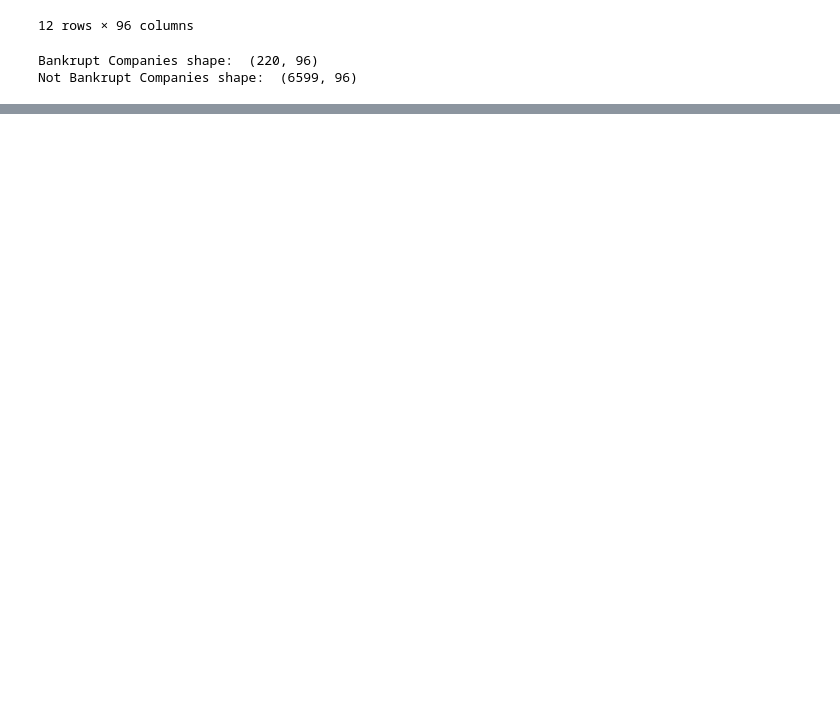
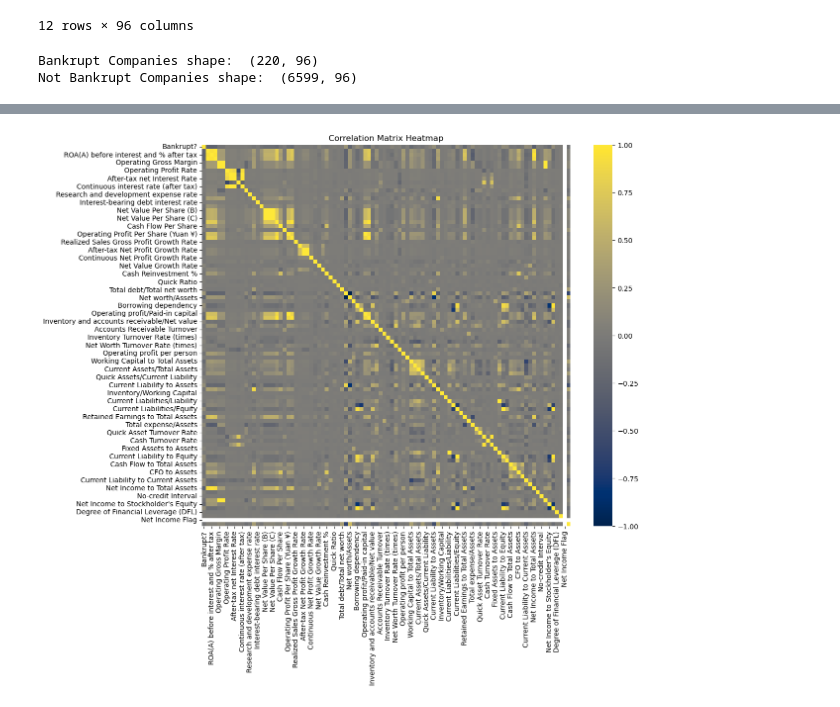
Before and after one commit to Azriy-Nazariee/DSAss, a Jupyter notebook: TT3L_Group8.ipynb, the cells around one changed output, grey strips where cells are left out. Cells and saved outputs as stored; diff of their text form; code cells hidden in the pictures; blank space fills up the shorter version.

Commit message:
conduct correlation analysis on the dataset

```diff
--- a/TT3L_Group8.ipynb
+++ b/TT3L_Group8.ipynb
@@ -30,0 +41,3 @@ df
+# %%
+df.columns
+df.columns = df.columns.str.strip()
@@ -99,0 +158,10 @@ Not Bankrupt Companies shape:  (6599, 96)
+# %%
+corr_matrix = df.corr(numeric_only=True)
+
+# Heatmap
+plt.figure(figsize=(12, 10))
+sns.heatmap(corr_matrix, fmt='.2f', cmap='cividis')
+plt.title('Correlation Matrix Heatmap')
+plt.show()
+# %% [output]
+[figure, added]
```
Also changed, not shown: parts of 13 cells of this notebook.
